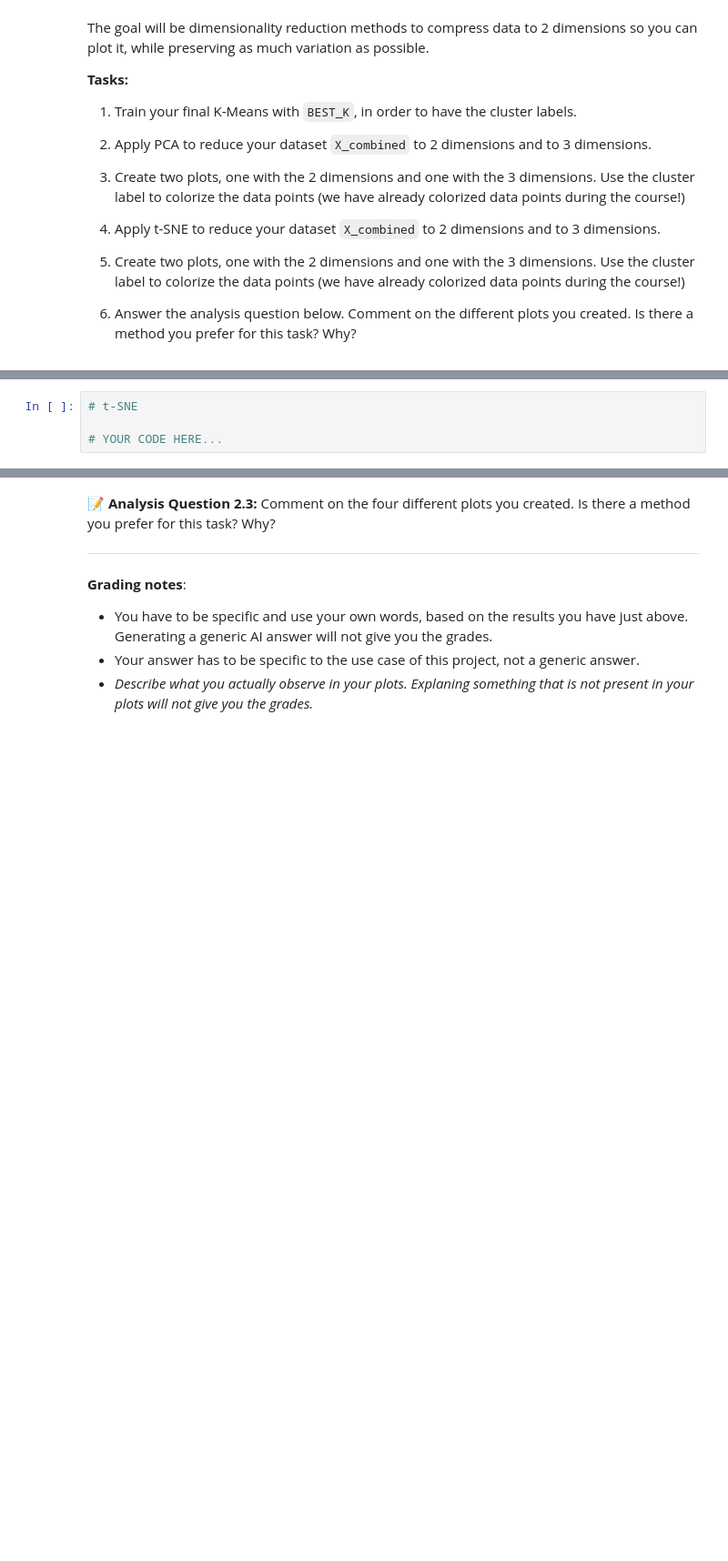
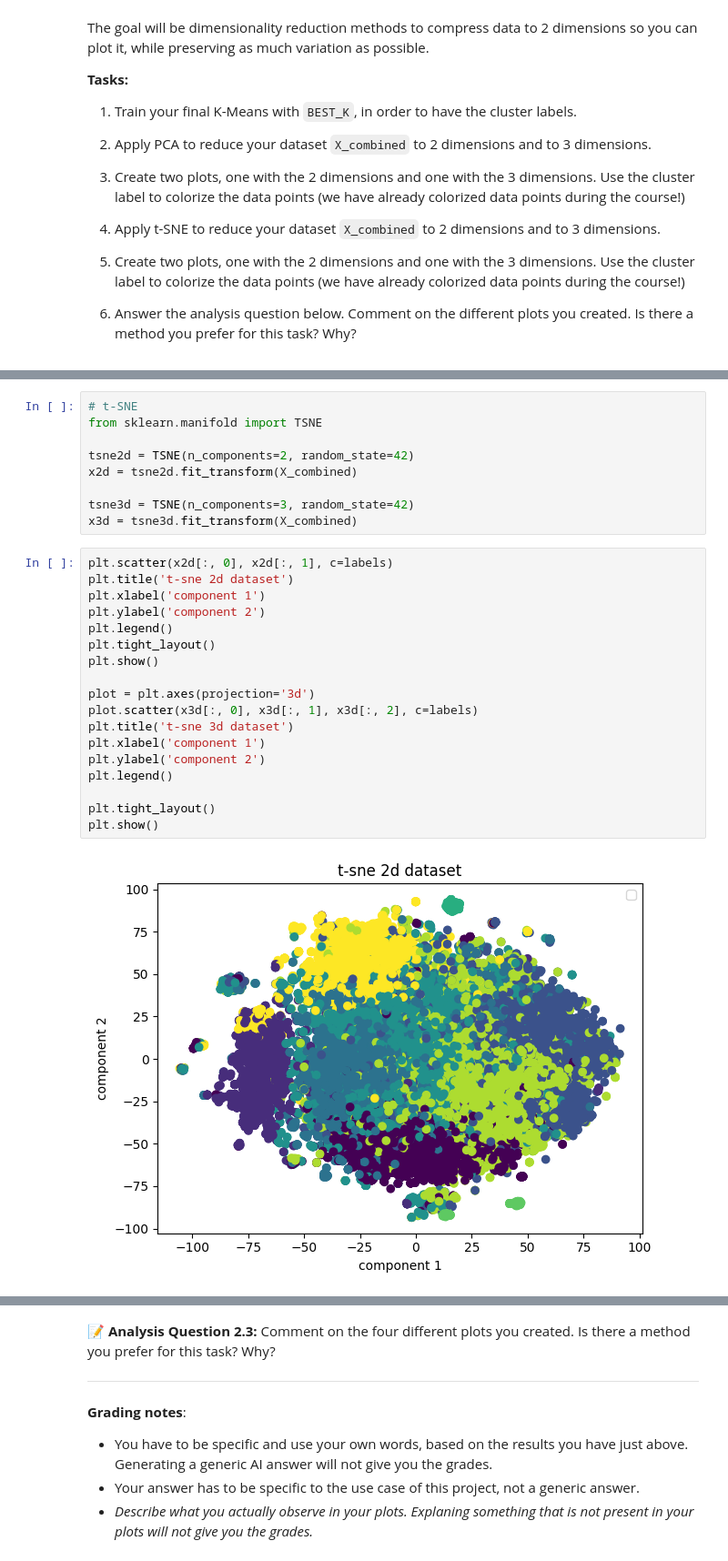
Before and after one commit to lucasmazagao/STATS502-PROJECT, a Jupyter notebook: project_notebook-2.ipynb, the cells around one changed output, grey strips where cells are left out. Shown at 91% size. Cells and saved outputs as stored; diff of their text form; blank space fills up the shorter version.

```diff
--- a/project_notebook-2.ipynb
+++ b/project_notebook-2.ipynb
@@ -1119,4 +1143,29 @@ The goal will be dimensionality reduction methods to compress data to 2 dimensio
 # %%
 # t-SNE
+from sklearn.manifold import TSNE
 
-# YOUR CODE HERE...
+tsne2d = TSNE(n_components=2, random_state=42)
+x2d = tsne2d.fit_transform(X_combined)
+
+tsne3d = TSNE(n_components=3, random_state=42)
+x3d = tsne3d.fit_transform(X_combined)
+# %%
+plt.scatter(x2d[:, 0], x2d[:, 1], c=labels)
+plt.title('t-sne 2d dataset')
+plt.xlabel('component 1')
+plt.ylabel('component 2')
+plt.legend()
+plt.tight_layout()
+plt.show()
+
+plot = plt.axes(projection='3d')
+plot.scatter(x3d[:, 0], x3d[:, 1], x3d[:, 2], c=labels)
+plt.title('t-sne 3d dataset')
+plt.xlabel('component 1')
+plt.ylabel('component 2')
+plt.legend()
+
+plt.tight_layout()
+plt.show()
+# %% [output]
+[figure, added]
```
Also changed, not shown: parts of 7 cells of this notebook.
